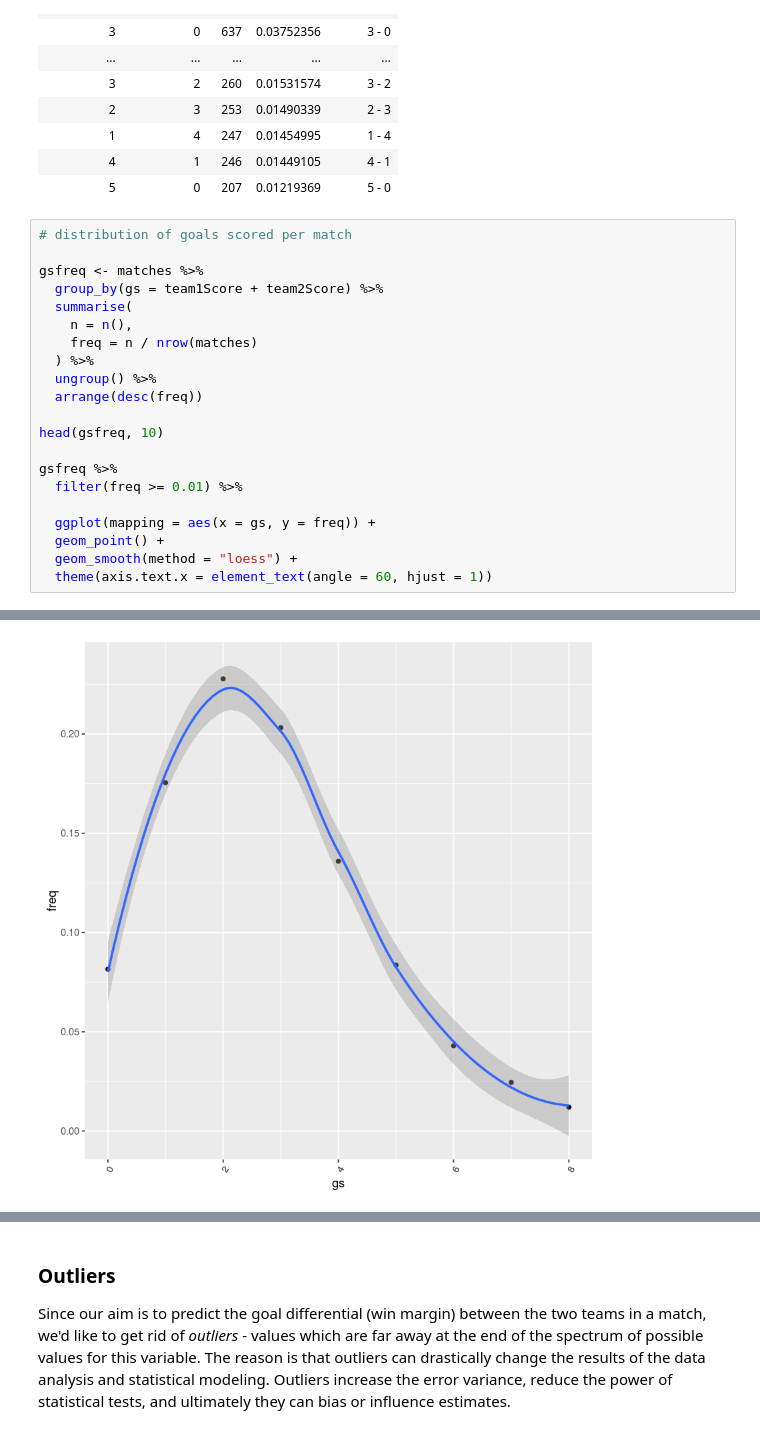
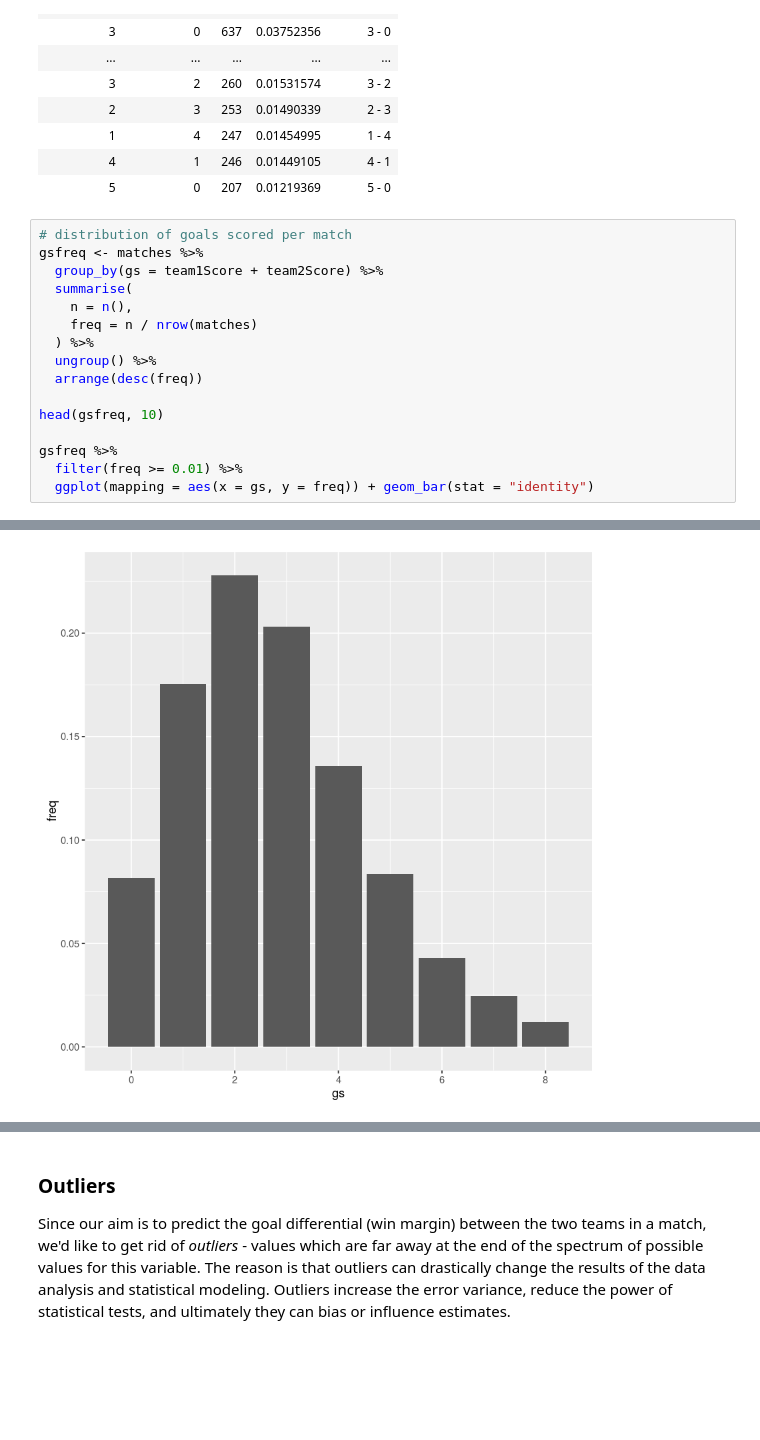
Before and after one commit to neaorin/PredictTheWorldCup, a Jupyter notebook: src/WorldCup.ipynb, the cells around one changed output, grey strips where cells are left out. Cells and saved outputs as stored; diff of their text form; blank space fills up the shorter version.

```diff
--- a/src/WorldCup.ipynb
+++ b/src/WorldCup.ipynb
@@ -550,36 +548,31 @@ scorefreq <- matches %>%
 | 5 | 0 | 207 | 0.01219369 | 5 - 0 |
 # %%
 # distribution of goals scored per match
-
 gsfreq <- matches %>%
   group_by(gs = team1Score + team2Score) %>%
   summarise(
     n = n(),
     freq = n / nrow(matches)
   ) %>%
   ungroup() %>%
   arrange(desc(freq))
 
 head(gsfreq, 10)
 
 gsfreq %>%
   filter(freq >= 0.01) %>%
-
-  ggplot(mapping = aes(x = gs, y = freq)) +
-  geom_point() +
-  geom_smooth(method = "loess") +
-  theme(axis.text.x = element_text(angle = 60, hjust = 1))
+  ggplot(mapping = aes(x = gs, y = freq)) + geom_bar(stat = "identity")
 # %% [output]
 | gs | n | freq |
 | 2 | 3867 | 0.227792177 |
 | 3 | 3449 | 0.203169180 |
 | 1 | 2979 | 0.175483035 |
 | 4 | 2307 | 0.135897738 |
 | 5 | 1419 | 0.083588596 |
 | 0 | 1384 | 0.081526861 |
 | 6 | 729 | 0.042942978 |
 | 7 | 416 | 0.024505184 |
 | 8 | 204 | 0.012016965 |
 | 9 | 96 | 0.005655042 |
-[figure, old version]
+[figure, new version]
 # %%
```
Also changed, not shown: parts of 8 cells of this notebook, 1 other file.
